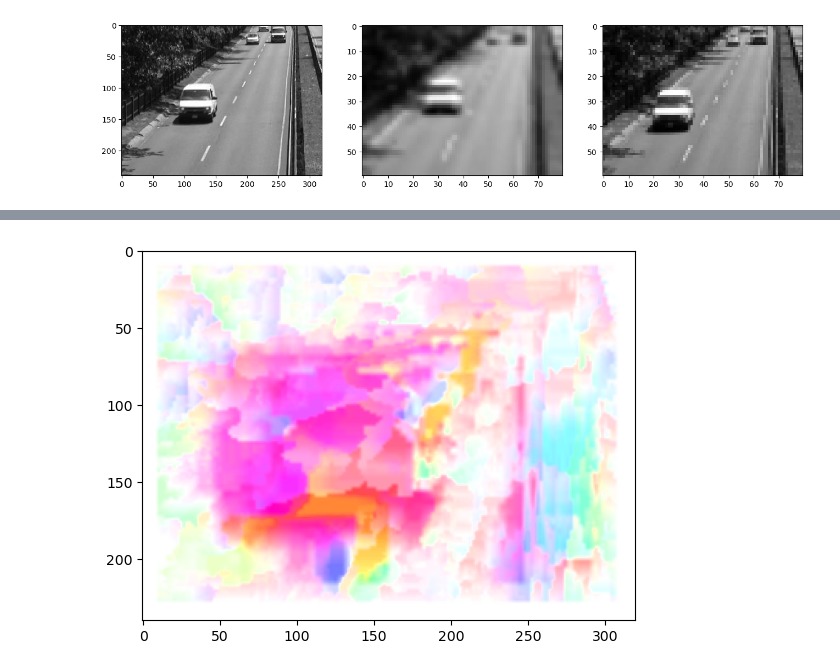
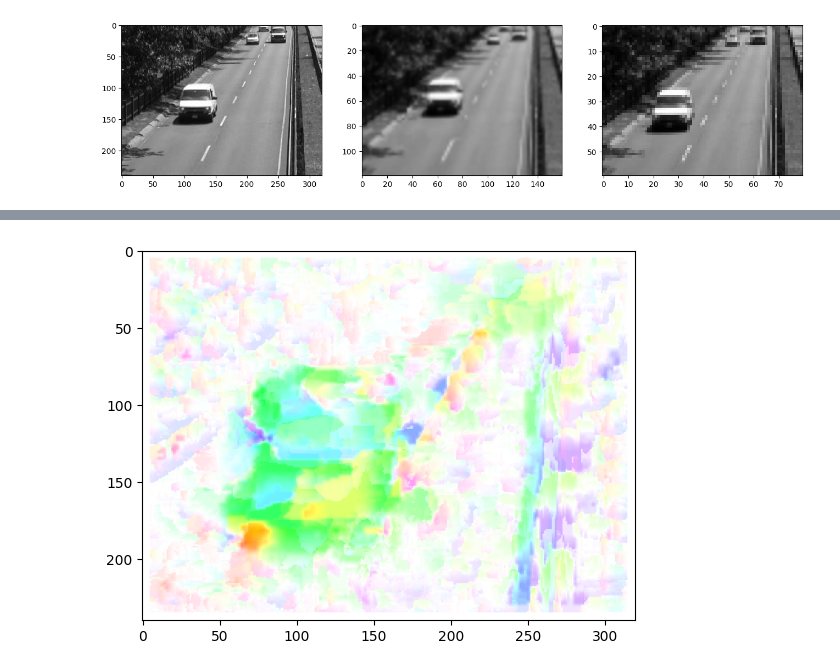
Before and after one commit to KrzysztofGG/ZAW, a Jupyter notebook: lab4/lab4.ipynb, the cells around one changed output, grey strips where cells are left out. Saved outputs shown, nothing was run; the diff lists cells and outputs as text; code cells hidden in the pictures.

```diff
--- a/lab4/lab4.ipynb
+++ b/lab4/lab4.ipynb
@@ -68,11 +68,12 @@ optical_flow_block('cm1.png', 'cm2.png', 2, 5, 5, 5)
 # %%
 
 
-def plot_change(I_org, I, J):
+def plot_change(I_org, I, J, u, v):
     f, ax = plt.subplots(1, 3, figsize=(16, 10))
     ax[0].imshow(I_org, 'gray')
     ax[1].imshow(I, 'gray')
     ax[2].imshow(J, 'gray')
+    # ax[3].imshow(vis_flow(u, v, (u.shape[0], u.shape[1])))
     plt.show()
 
 def vis_flow(u, v, YX):
@@ -86,8 +87,9 @@ def vis_flow(u, v, YX):
 
     RGB = cv2.cvtColor(HSV, cv2.COLOR_HSV2RGB)
 
-    plt.imshow(RGB)
-    plt.show()
+    # plt.imshow(RGB)
+    # plt.show()
+    return RGB
 
     # return RGB
 
@@ -97,26 +99,27 @@ def of(I_org, I, J, W2=3, dY=3, dX=3):
     u = np.zeros(I.shape)
     v = np.zeros(I.shape)
 
-    for j in range(W2, I.shape[0] - W2 - 1):
-        for i in range(W2, I.shape[1] - W2 - 1):
+    for j in range(W2, I.shape[0] - W2):
+        for i in range(W2, I.shape[1] - W2):
 
             IO = np.float32(I[j-W2:j+W2+1, i-W2:i+W2+1])
             min_dist = float('inf')
 
-            for y in range(-dX, dX+1):
-                for x in range(-dY, dY+1):
-                    if j + y < W2 or j + y > I.shape[0] - W2 - 1 or i + x < W2 or i + x > I.shape[1] - W2 - 1:
-                        continue
+            for y in range(-dY, dY+1):
+                for x in range(-dX, dX+1):
+                    # if j + y < W2 or j + y > I.shape[0] - W2 - 1 or i + x < W2 or i + x > I.shape[1] - W2 - 1:
+                    #     continue
+                    if 0 <= j + y - W2 < I.shape[0] - W2 and 0 <= i + x - W2 < I.shape[1] - W2:
 
-                    JO = np.float32(J[j+y-W2:j+y+W2+1, i+x-W2:i+x+W2+1])
-                    if JO.shape != IO.shape:
-                        continue
-                    dist = np.sqrt(np.sum(np.square(JO - IO)))
+                        JO = np.float32(J[j+y-W2:j+y+W2+1, i+x-W2:i+x+W2+1])
+                        if JO.shape == IO.shape:
 
-                    if dist < min_dist:
-                        min_dist = dist
-                        u[j, i] = y
-                        v[j, i] = x
+                            dist = np.sqrt(np.sum(np.square(JO - IO)))
+
+                            if dist < min_dist:
+                                min_dist = dist
+                                u[j, i] = x
+                                v[j, i] = y
 
     # vis_flow(u, v, (I.shape[0], I.shape[1]))
     return u, v
@@ -127,7 +130,7 @@ def pyramid(img, max_scale):
         images.append(cv2.resize(images[k-1], (0, 0), fx=0.5, fy=0.5))
     return images
 
-def multi_scale(img1, img2):
+def multi_scale(img1, img2, max_scale):
     I = cv2.imread(img1)
     I = cv2.cvtColor(I, cv2.COLOR_BGR2GRAY)
     I_org = I
@@ -135,48 +138,52 @@ def multi_scale(img1, img2):
     J = cv2.imread(img2)
     J = cv2.cvtColor(J, cv2.COLOR_BGR2GRAY)
 
-    IP = pyramid(I, 4)
-    JP = pyramid(J, 4)
+    IP = pyramid(I, max_scale)
+    JP = pyramid(J, max_scale)
 
     u_total = np.zeros(I.shape)
     v_total = np.zeros(I.shape)
 
     I = IP[-1]
-    J = JP[-1]
 
-    for i in range(len(IP) - 1, 0, -1):
+    for scale in range(max_scale-1, -1, -1):
+
+        J = JP[scale]
         u, v = of(I_org, I, J, 5, 5, 5)
 
-        I_new = I
-        if i == 0:
-            continue
+        if scale > 0:
+            I_new = np.zeros_like(I)
+            for y in range(I.shape[0]):
+                for x in range(I.shape[1]):
 
-        for y in range(u.shape[0]):
-            for x in range(u.shape[1]):
+                    # if y + v[y, x] < 0 or y + v[y, x] > I_new.shape[0] - 1 or x + u[y, x] < 0 or x + u[y, x] > I_new.shape[1] - 1:
+                    #     continue
 
-                if y + u[y, x] < 0 or y + u[y, x] > I_new.shape[0] - 1 or x + v[y, x] < 0 or x + v[y, x] > I_new.shape[1] - 1:
-                    continue
+                    new_y = (y + v[y, x]).astype('uint8')
+                    new_x = (x + u[y, x]).astype('uint8')
+                    if 0 <= new_x < I.shape[1] and 0 <= new_y < I.shape[0]:
+                        I_new[y, x] = I[new_y, new_x]
 
-                new_y = (y + u[y, x]).astype('uint8')
-                new_x = (x + v[y, x]).astype('uint8')
-                I_new[y, x] = I[new_y, new_x]
+            I = cv2.resize(I_new, (0, 0), fx=2, fy=2, interpolation=cv2.INTER_LINEAR)
 
-        I = cv2.resize(I_new, (0, 0), fx=2, fy=2, interpolation=cv2.INTER_LINEAR)
-        J = JP[i - 1]
-
-        plot_change(I_org, I, J)
-
-        scaler = 2 ** i
-        u_res = cv2.resize(u, (0, 0), fx=scaler, fy=scaler, interpolation=cv2.INTER_LINEAR)
-        v_res = cv2.resize(v, (0, 0), fx=scaler, fy=scaler, interpolation=cv2.INTER_LINEAR)
-
-        u_res *= scaler
-        v_res *= scaler
+        scaler = 2 ** scale
+        u_res = cv2.resize(u*scaler, (0, 0), fx=scaler, fy=scaler, interpolation=cv2.INTER_LINEAR)
+        v_res = cv2.resize(v*scaler, (0, 0), fx=scaler, fy=scaler, interpolation=cv2.INTER_LINEAR)
+        # u_res = cv2.resize(u, (I.shape[1], I.shape[0]), interpolation=cv2.INTER_LINEAR)
+        # v_res = cv2.resize(v, (J.shape[1], J.shape[0]), interpolation=cv2.INTER_LINEAR)
+        plot_change(I_org, I, J, u_res, v_res)
 
         u_total += u_res
         v_total += v_res
 
-    vis_flow(u_total, v_total, (I.shape[0], I.shape[1]))
-multi_scale("I.jpg", "J.jpg")
+        # if scale == 0:
+        #     continue
+
+        # J = JP[i - 1]
+
+
+    plt.imshow(vis_flow(u_total, v_total, (I.shape[0], I.shape[1])))
+    plt.show()
+multi_scale("I.jpg", "J.jpg", 3)
 # %% [output]
 [figure]
@@ -185 +192 @@ multi_scale("I.jpg", "J.jpg")
-[figure, old version]
+[figure, new version]
```
Also changed, not shown: parts of 2 cells of this notebook, 4 other files.
